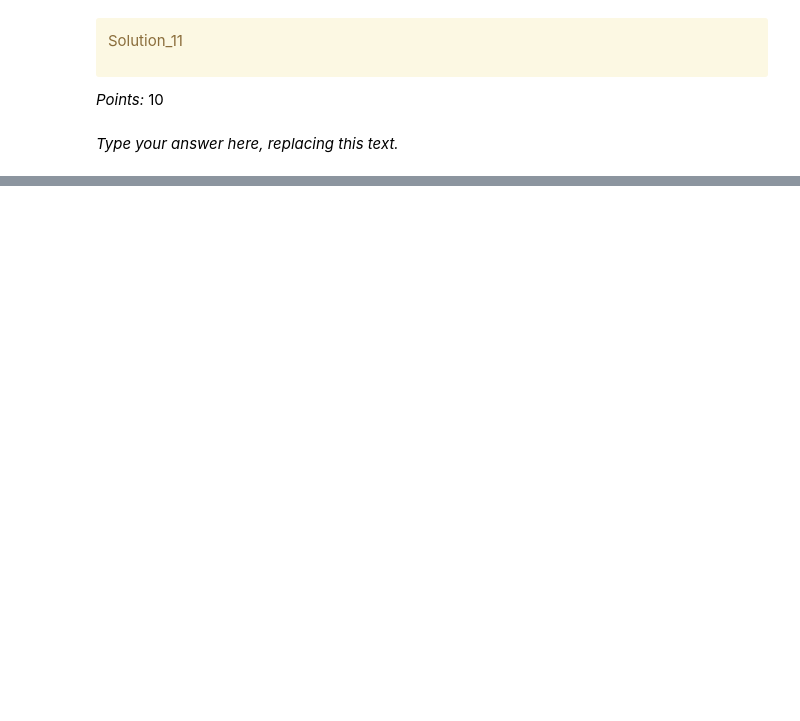
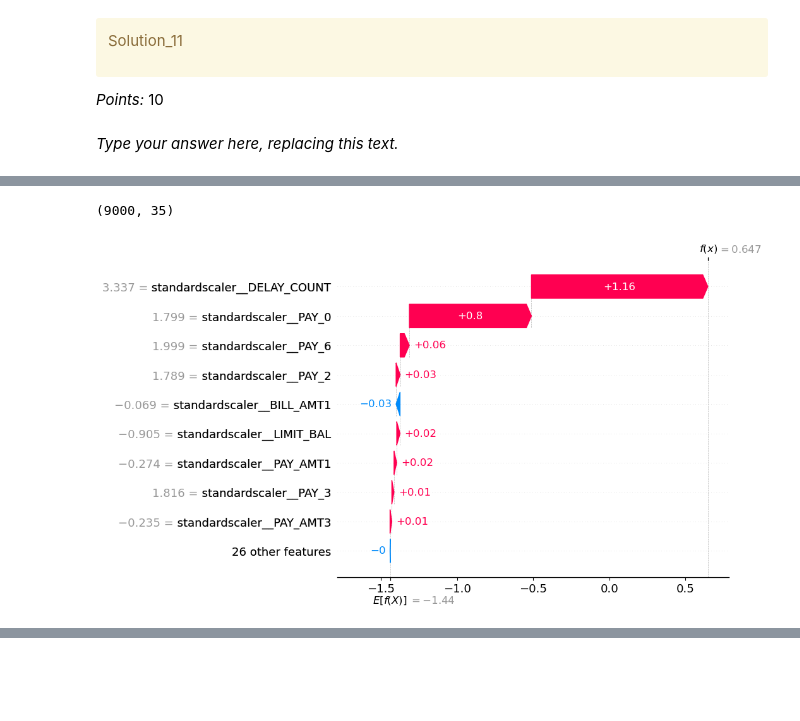
Before and after one commit to DavidHua04/CreditCardDefaultPost.github.io, a Jupyter notebook: hw5.ipynb, the cells around one changed output, grey strips where cells are left out. Drawn from its saved outputs; the diff is of its cells as text; code cells hidden in the pictures; blank space fills up the shorter version.

```diff
--- a/hw5.ipynb
+++ b/hw5.ipynb
@@ -847,0 +1213,13 @@ Ellipsis
+# %%
+# This cell and a few following cells are all
+# From https://github.com/UBC-CS/cpsc330-2025W1/blob/main/lectures/102-Varada-lectures/class_demos/demo_12-feat-importances.ipynb
+preprocess_pipeline.fit(X_train, y_train)
+feature_names = preprocessor.get_feature_names_out()
+
+
+X_train_enc = pd.DataFrame(
+    data=preprocess_pipeline.transform(X_train),#.toarray(),
+    columns=feature_names,
+    index=X_train.index,
+)
+X_train_enc.head()
@@ -847,0 +1234,22 @@ Ellipsis
+# %%
+X_test_enc = pd.DataFrame(
+    data=preprocess_pipeline.transform(X_test),#.toarray(),
+    columns=feature_names,
+    index=X_test.index,
+)
+X_test_enc.shape
+# %% [output]
+(9000, 35)
+# %%
+lgbm_pip_tuned = random_search_light.best_estimator_
+lgbm_model_tuned = lgbm_pip_tuned.named_steps["lgbmclassifier"]
+
+explainer = shap.TreeExplainer(lgbm_model_tuned) # define the shap explainer
+train_shap_values = explainer(X_train_enc) # train shap values
+test_shap_values = explainer(X_test_enc) # test shap values
+# %%
+ex1_idx = 10
+# %%
+shap.plots.waterfall(test_shap_values[ex1_idx])
+# %% [output]
+[figure, added]
```
Also changed, not shown: parts of 126 cells of this notebook, 1 other file.
